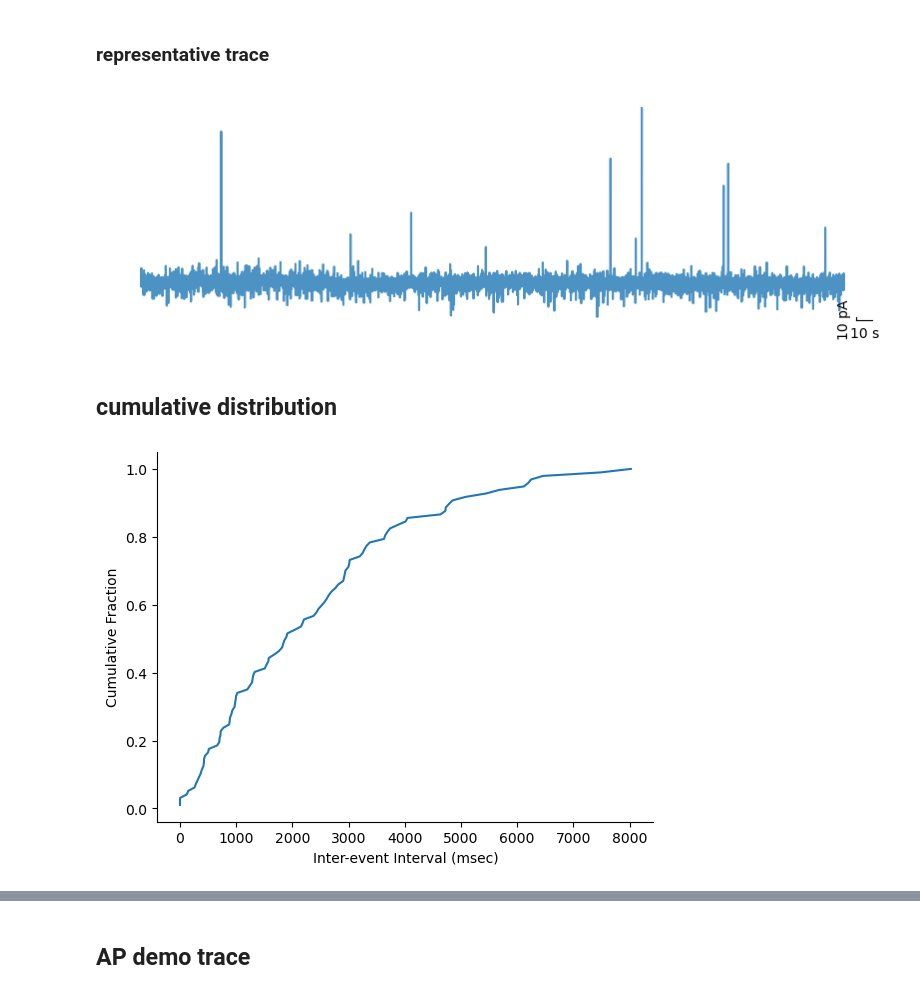
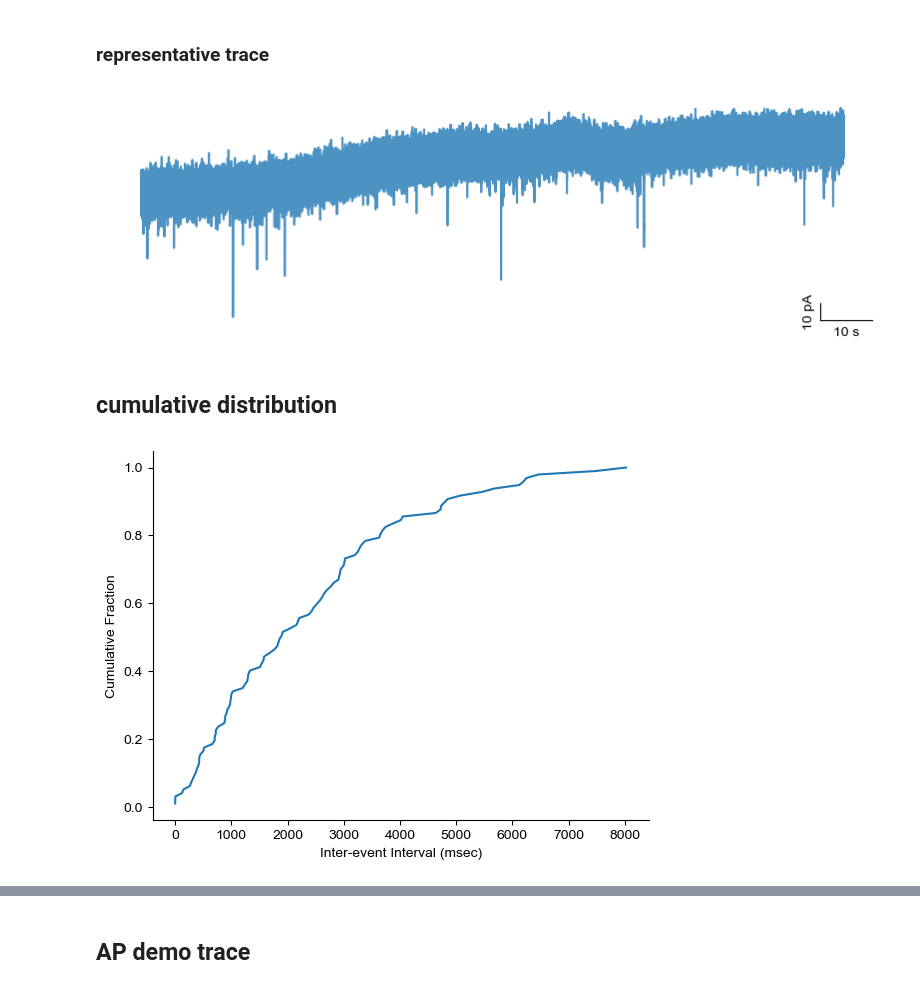
Before and after one commit to githubfzq/memory_lab, a Jupyter notebook: patch/analysis/20191107/patch & morphology analysis.ipynb, the cells around one changed output, grey strips where cells are left out. Saved outputs shown, nothing was run; the diff lists cells and outputs as text; code cells hidden in the pictures.

```diff
--- a/patch/analysis/20191107/patch & morphology analysis.ipynb
+++ b/patch/analysis/20191107/patch & morphology analysis.ipynb
@@ -6,3 +9,5 @@ import matplotlib as mpl
 
 mpl.rcParams["axes.spines.top"] = False
 mpl.rcParams["axes.spines.right"] = False
+
+mpl.rcParams["font.family"] = "Arial"
@@ -22,9 +54,9 @@ print(len(sEPSCparser.files["abf"]))
 # %% [markdown]
  ### representative trace
 # %%
-sEPSCparser.plot_demo_epsc(80)
+sEPSCparser.plot_demo_epsc(79)
 # %% [output]
-[figure, old version]
+[figure, new version]
 # %% [markdown]
  ## cumulative distribution
 # %%
@@ -35,7 +67,7 @@ plt.xlabel("Inter-event Interval (msec)")
 plt.ylabel("Cumulative Fraction")
 plt.show()
 # %% [output]
-[figure, old version]
+[figure, new version]
 # %%
 ampDemoData = sEPSCparser.read_demo_stat_data("amp", 0)
 plt.plot(ampDemoData["Amplitude (pA)"], ampDemoData["Cumulative Fraction"])
```
Also changed, not shown: parts of 47 cells of this notebook, 7 other files.
